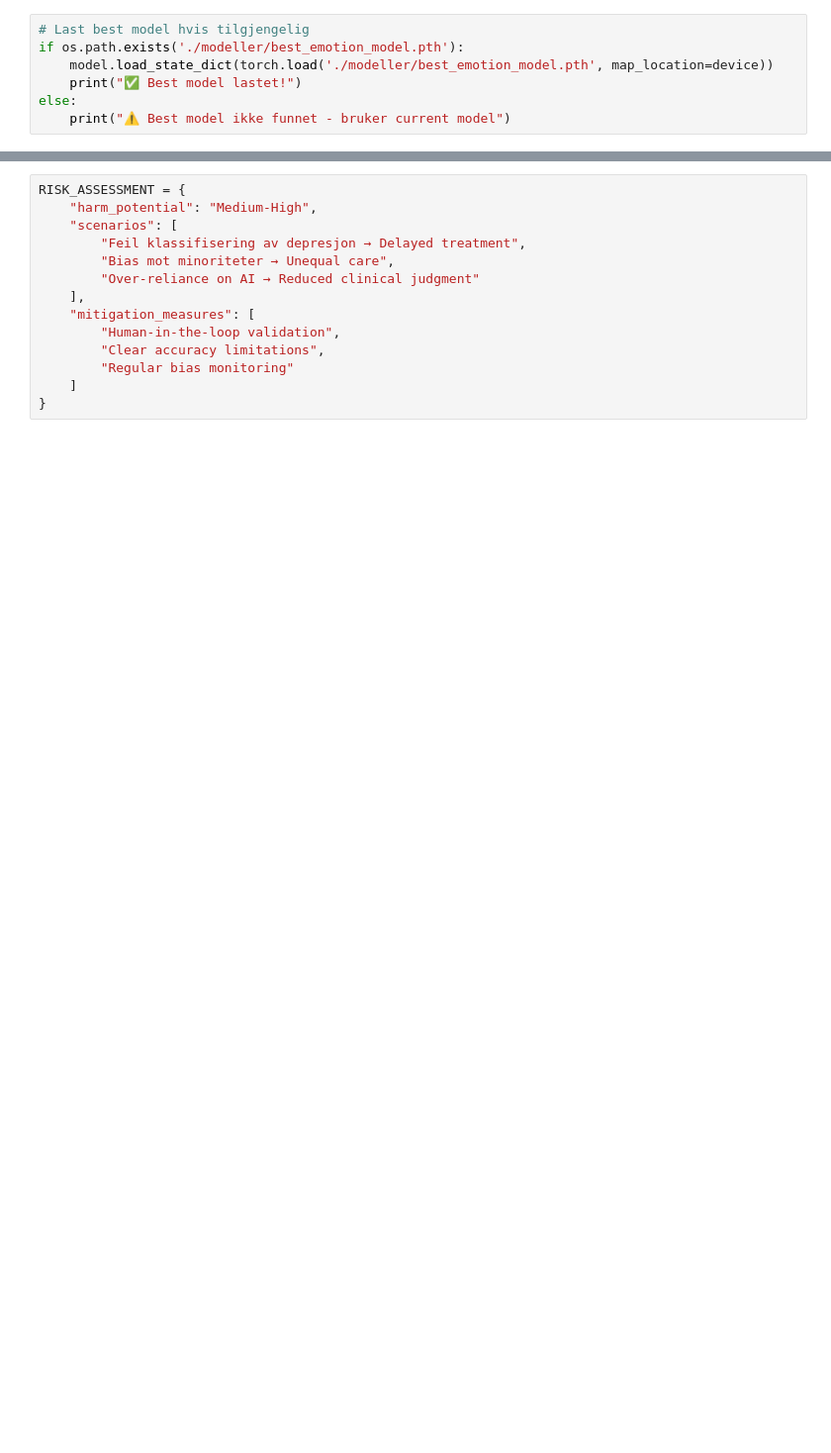
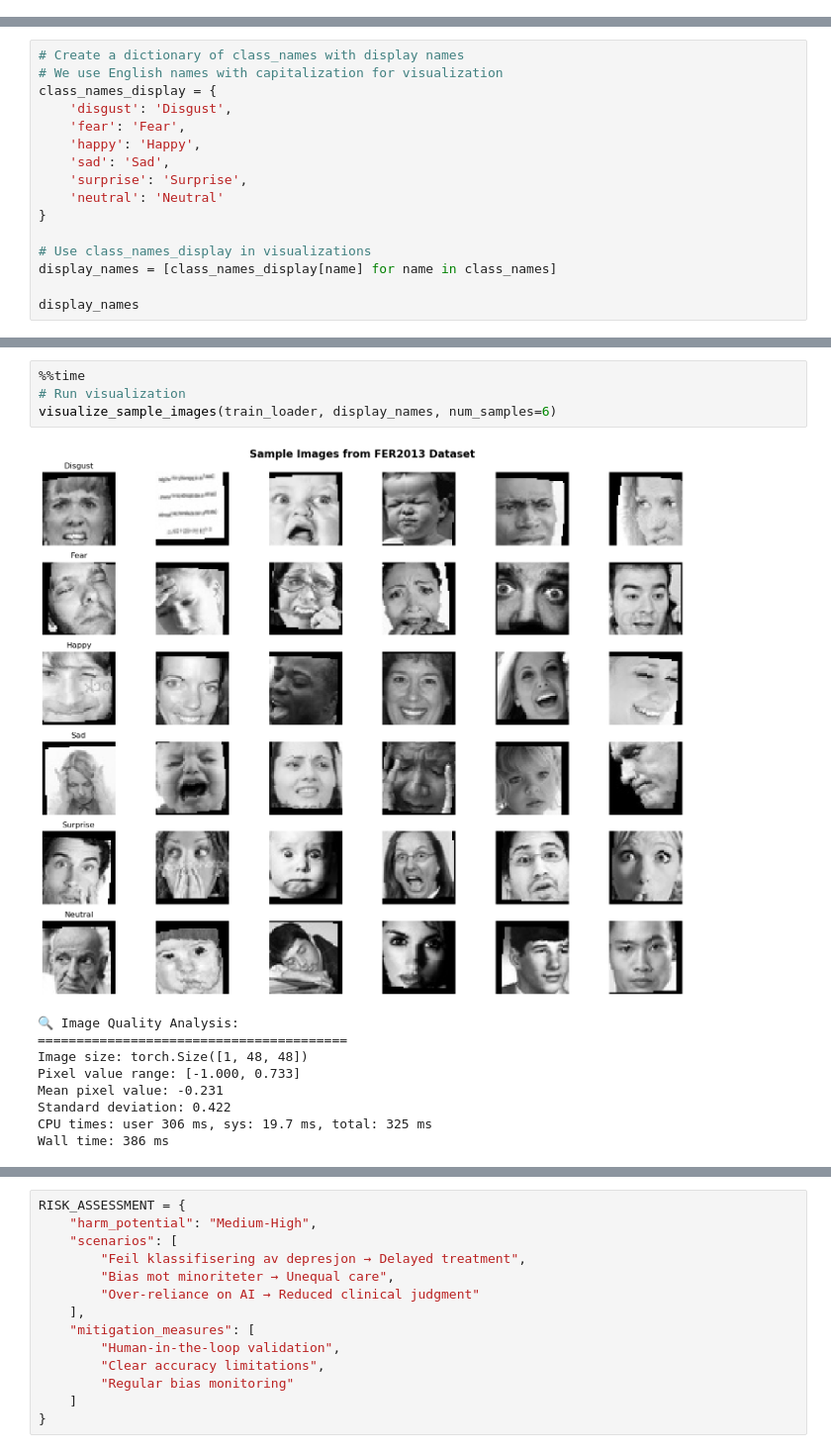
Before and after one commit to arvidl/BMED365-2026, a Jupyter notebook: Lab2-DL/notebooks/E2-emotions-training.ipynb, the cells around one changed output, grey strips where cells are left out. Shown: that part at 99% size. Cells and saved outputs as stored; diff of their text form; blank space fills up the shorter version.

```diff
--- a/Lab2-DL/notebooks/E2-emotions-training.ipynb
+++ b/Lab2-DL/notebooks/E2-emotions-training.ipynb
@@ -1315,7 +0,0 @@ def evaluate_model_comprehensive(model, test_loader, class_names, device):
-# %%
-# Last best model hvis tilgjengelig
-if os.path.exists('./modeller/best_emotion_model.pth'):
-    model.load_state_dict(torch.load('./modeller/best_emotion_model.pth', map_location=device))
-    print("✅ Best model lastet!")
-else:
-    print("⚠️ Best model ikke funnet - bruker current model")
@@ -1745,0 +731,16 @@ BIAS_REQUIREMENTS = {
+# %%
+# Create a dictionary of class_names with display names
+# We use English names with capitalization for visualization
+class_names_display = {
+    'disgust': 'Disgust',
+    'fear': 'Fear',
+    'happy': 'Happy',
+    'sad': 'Sad',
+    'surprise': 'Surprise',
+    'neutral': 'Neutral'
+}
+
+# Use class_names_display in visualizations
+display_names = [class_names_display[name] for name in class_names]
+
+display_names
@@ -1745,0 +806,14 @@ BIAS_REQUIREMENTS = {
+# %%
+%%time
+# Run visualization
+visualize_sample_images(train_loader, display_names, num_samples=6)
+# %% [output]
+[figure, added]
+🔍 Image Quality Analysis:
+========================================
+Image size: torch.Size([1, 48, 48])
+Pixel value range: [-1.000, 0.733]
+Mean pixel value: -0.231
+Standard deviation: 0.422
+CPU times: user 306 ms, sys: 19.7 ms, total: 325 ms
+Wall time: 386 ms
```
Also changed, not shown: parts of 121 cells of this notebook, 2 other files.
